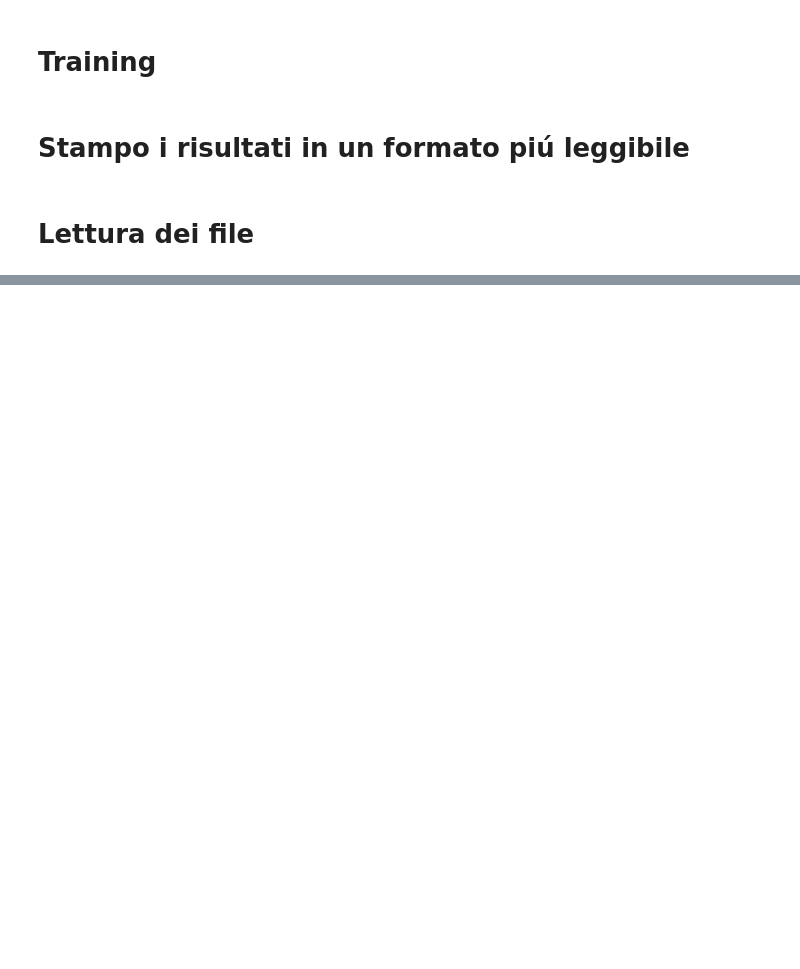
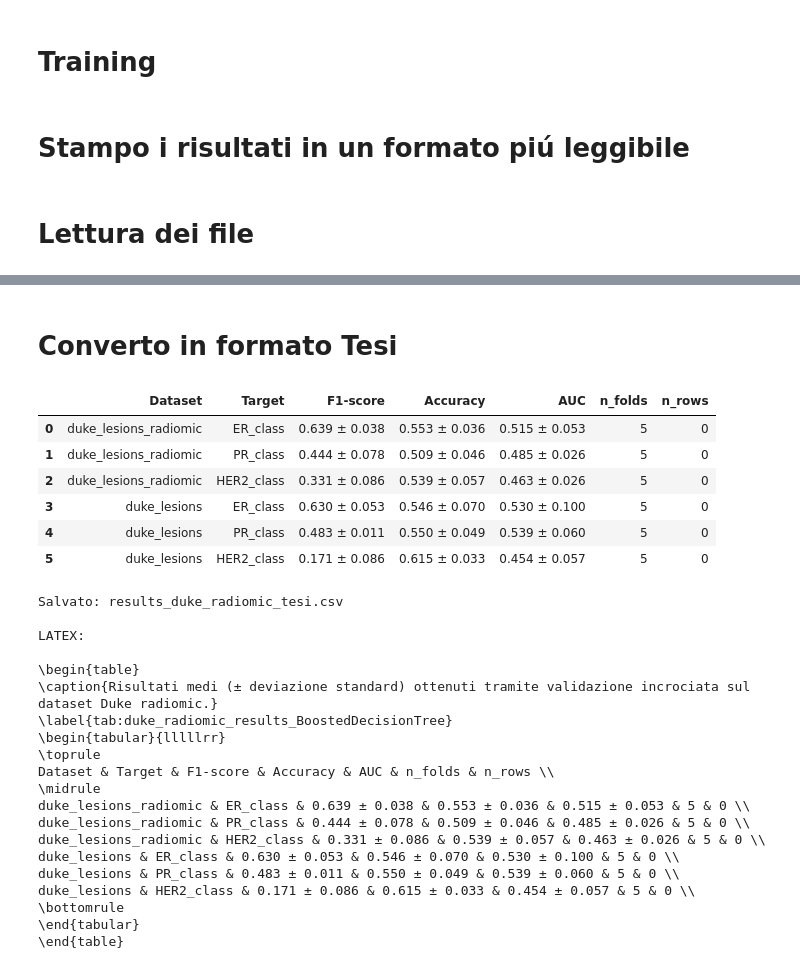
Before and after one commit to FrancescoDalCanto/BC-ML4, a Jupyter notebook: src/training/RandomForest.ipynb, the cells around one changed output, grey strips where cells are left out. Cells and saved outputs as stored; diff of their text form; code cells hidden in the pictures; blank space fills up the shorter version.

```diff
--- a/src/training/RandomForest.ipynb
+++ b/src/training/RandomForest.ipynb
@@ -355 +364,55 @@ Inizio Grid Search RF (GRID MINIMAL: 27 combinazioni) per: t2_preprocessed
 ================================================================================
+# %% [markdown]
+# Converto in formato Tesi
+# %%
+df_thesis = pd.DataFrame(THESIS_RESULTS)
+
+# colonne formattate "mean ± std"
+df_thesis["F1-score"] = df_thesis.apply(lambda r: f"{r['F1_mean']:.3f} ± {r['F1_std']:.3f}", axis=1)
+df_thesis["Accuracy"] = df_thesis.apply(lambda r: f"{r['Acc_mean']:.3f} ± {r['Acc_std']:.3f}", axis=1)
+df_thesis["AUC"]      = df_thesis.apply(lambda r: "NaN ± NaN" if np.isnan(r["AUC_mean"]) else f"{r['AUC_mean']:.3f} ± {r['AUC_std']:.3f}", axis=1)
+
+df_table = df_thesis[["Dataset", "Target", "F1-score", "Accuracy", "AUC", "n_folds", "n_rows"]]
+
+display(df_table)
+
+# Export CSV
+df_table.to_csv("results_duke_radiomic_tesi.csv", index=False)
+print("Salvato: results_duke_radiomic_tesi.csv")
+
+# Export LaTeX
+latex = df_table.to_latex(
+    index=False,
+    caption="Risultati medi (± deviazione standard) ottenuti tramite validazione incrociata sul dataset Duke radiomic.",
+    label="tab:duke_radiomic_results_BoostedDecisionTree"
+)
+print("\nLATEX:\n")
+print(latex)
+# %% [output]
+|  | Dataset | Target | F1-score | Accuracy | AUC | n_folds | n_rows |
+| 0 | duke_lesions_radiomic | ER_class | 0.639 ± 0.038 | 0.553 ± 0.036 | 0.515 ± 0.053 | 5 | 0 |
+| 1 | duke_lesions_radiomic | PR_class | 0.444 ± 0.078 | 0.509 ± 0.046 | 0.485 ± 0.026 | 5 | 0 |
+| 2 | duke_lesions_radiomic | HER2_class | 0.331 ± 0.086 | 0.539 ± 0.057 | 0.463 ± 0.026 | 5 | 0 |
+| 3 | duke_lesions | ER_class | 0.630 ± 0.053 | 0.546 ± 0.070 | 0.530 ± 0.100 | 5 | 0 |
+| 4 | duke_lesions | PR_class | 0.483 ± 0.011 | 0.550 ± 0.049 | 0.539 ± 0.060 | 5 | 0 |
+| 5 | duke_lesions | HER2_class | 0.171 ± 0.086 | 0.615 ± 0.033 | 0.454 ± 0.057 | 5 | 0 |
+Salvato: results_duke_radiomic_tesi.csv
+
+LATEX:
+
+\begin{table}
+\caption{Risultati medi (± deviazione standard) ottenuti tramite validazione incrociata sul dataset Duke radiomic.}
+\label{tab:duke_radiomic_results_BoostedDecisionTree}
+\begin{tabular}{lllllrr}
+\toprule
+Dataset & Target & F1-score & Accuracy & AUC & n_folds & n_rows \\
+\midrule
+duke_lesions_radiomic & ER_class & 0.639 ± 0.038 & 0.553 ± 0.036 & 0.515 ± 0.053 & 5 & 0 \\
+duke_lesions_radiomic & PR_class & 0.444 ± 0.078 & 0.509 ± 0.046 & 0.485 ± 0.026 & 5 & 0 \\
+duke_lesions_radiomic & HER2_class & 0.331 ± 0.086 & 0.539 ± 0.057 & 0.463 ± 0.026 & 5 & 0 \\
+duke_lesions & ER_class & 0.630 ± 0.053 & 0.546 ± 0.070 & 0.530 ± 0.100 & 5 & 0 \\
+duke_lesions & PR_class & 0.483 ± 0.011 & 0.550 ± 0.049 & 0.539 ± 0.060 & 5 & 0 \\
+duke_lesions & HER2_class & 0.171 ± 0.086 & 0.615 ± 0.033 & 0.454 ± 0.057 & 5 & 0 \\
+\bottomrule
+\end{tabular}
+\end{table}
```
Also changed, not shown: parts of 6 cells of this notebook, 10 other files.
